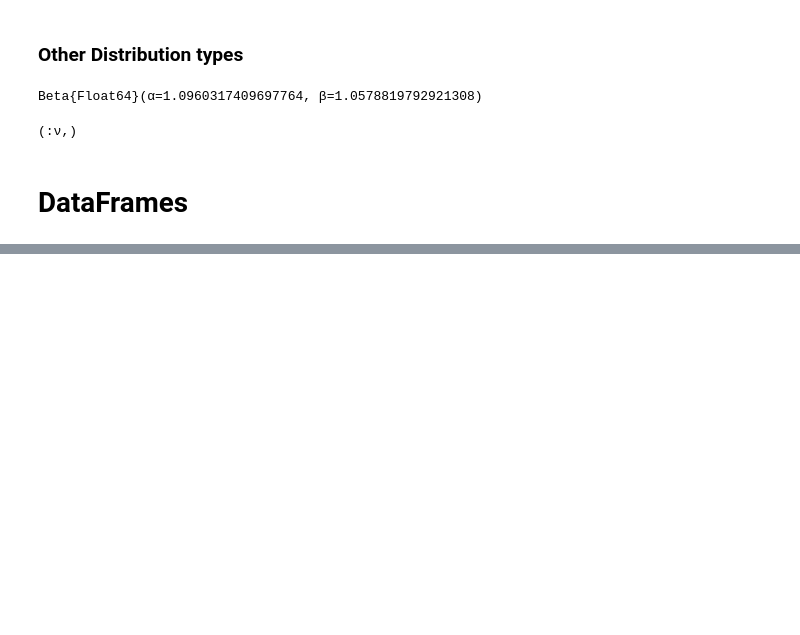
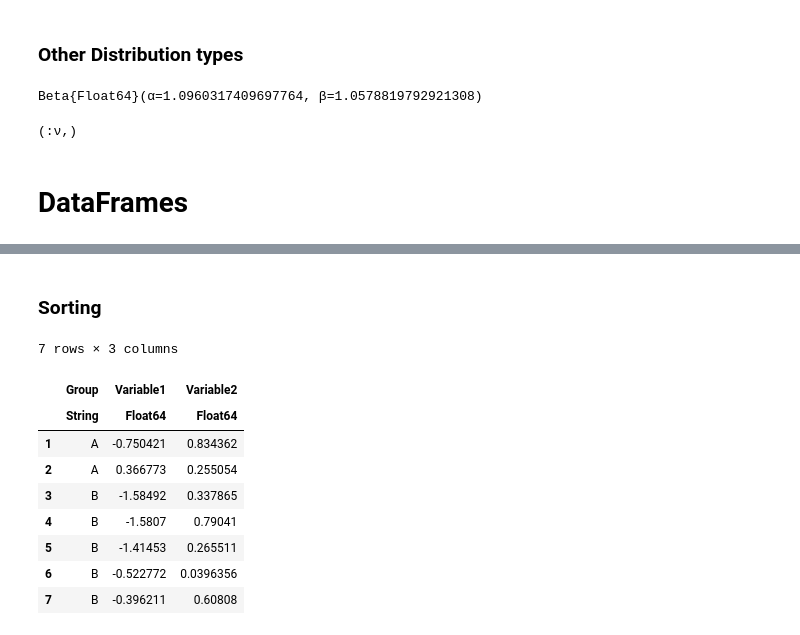
Before and after one commit to lordtt13/Julia-products, a Jupyter notebook: Data.ipynb, the cells around one changed output, grey strips where cells are left out. Cells and saved outputs as stored; diff of their text form; code cells hidden in the pictures; blank space fills up the shorter version.

```diff
--- a/Data.ipynb
+++ b/Data.ipynb
@@ -128,0 +375,16 @@ df2[:, [:A, :C]]
+# %% [markdown]
+### Sorting
+# %%
+df6S = sort!(df6, [:Group, :Variable1]);
+first(df6S, 7)
+# %% [output]
+7 rows × 3 columns
+|  | Group | Variable1 | Variable2 |
+|  | String | Float64 | Float64 |
+| 1 | A | -0.750421 | 0.834362 |
+| 2 | A | 0.366773 | 0.255054 |
+| 3 | B | -1.58492 | 0.337865 |
+| 4 | B | -1.5807 | 0.79041 |
+| 5 | B | -1.41453 | 0.265511 |
+| 6 | B | -0.522772 | 0.0396356 |
+| 7 | B | -0.396211 | 0.60808 |
```
Also changed, not shown: parts of 34 cells of this notebook.
